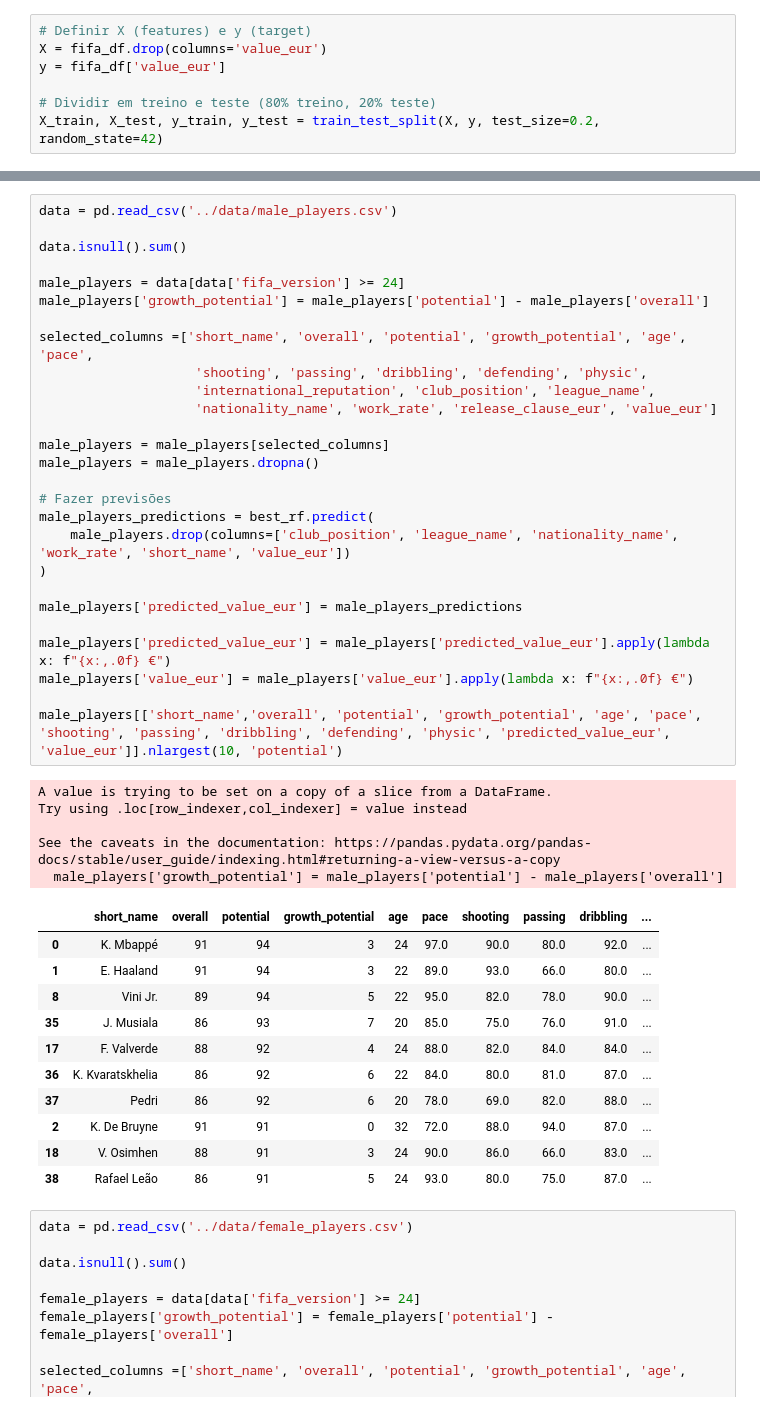
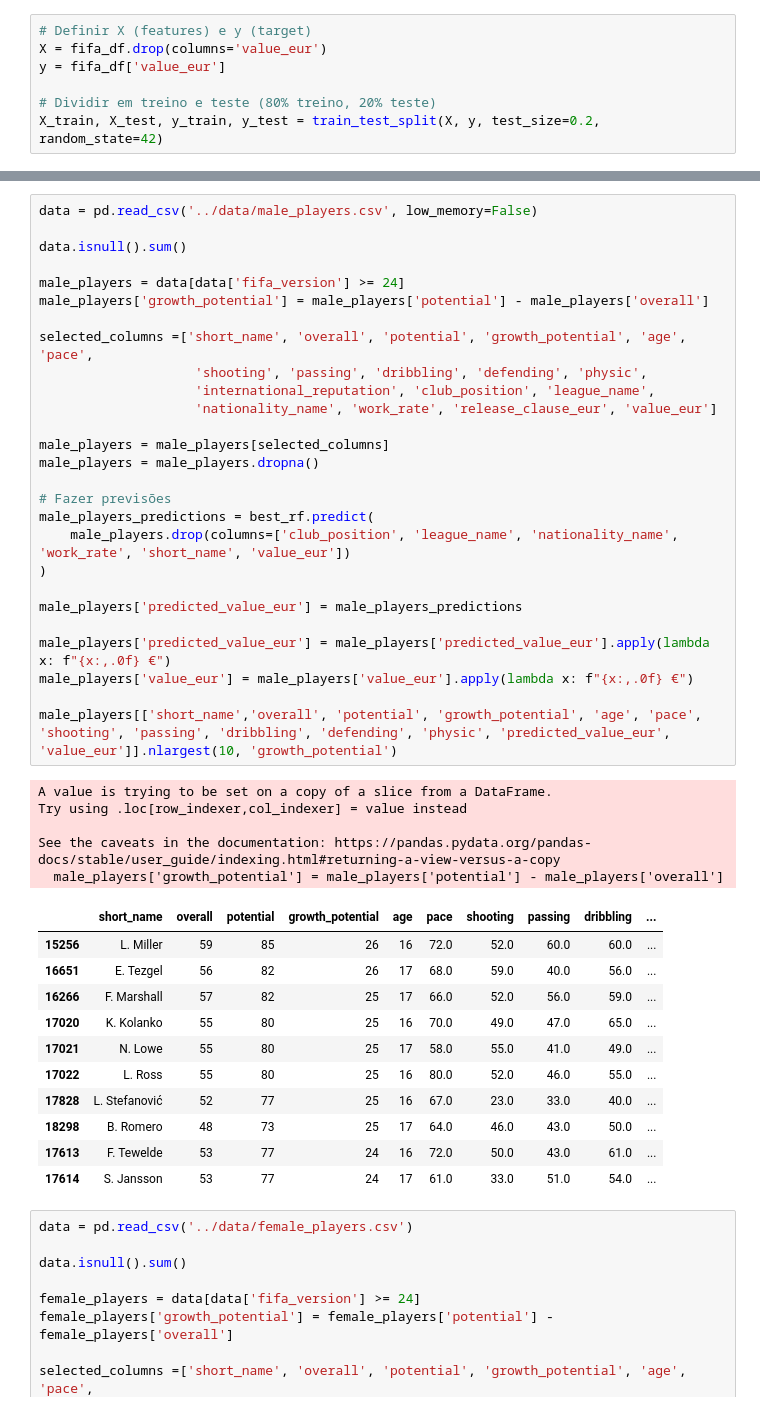
Before and after one commit to flavinhojrz/FIFA-Analysis-with-Data-Science, a Jupyter notebook: ml/model.ipynb, the cells around one changed output, grey strips where cells are left out. Saved outputs shown, nothing was run; the diff lists cells and outputs as text.

```diff
--- a/ml/model.ipynb
+++ b/ml/model.ipynb
@@ -99,49 +99,49 @@ Best Hyperparameters: {'n_estimators': 200, 'min_samples_split': 5, 'min_samples
 Train R2: 0.9915154341037998
 Test R2: 0.9627060271536014
 # %%
-data = pd.read_csv('../data/male_players.csv')
+data = pd.read_csv('../data/male_players.csv', low_memory=False)
 
 data.isnull().sum()
 
 male_players = data[data['fifa_version'] >= 24]
 male_players['growth_potential'] = male_players['potential'] - male_players['overall']
 
 selected_columns =['short_name', 'overall', 'potential', 'growth_potential', 'age', 'pace',
                     'shooting', 'passing', 'dribbling', 'defending', 'physic',
                     'international_reputation', 'club_position', 'league_name',
                     'nationality_name', 'work_rate', 'release_clause_eur', 'value_eur']
 
 male_players = male_players[selected_columns]
 male_players = male_players.dropna()
 
 # Fazer previsões
 male_players_predictions = best_rf.predict(
     male_players.drop(columns=['club_position', 'league_name', 'nationality_name', 'work_rate', 'short_name', 'value_eur'])
 )
 
 male_players['predicted_value_eur'] = male_players_predictions
 
 male_players['predicted_value_eur'] = male_players['predicted_value_eur'].apply(lambda x: f"{x:,.0f} €")
 male_players['value_eur'] = male_players['value_eur'].apply(lambda x: f"{x:,.0f} €")
 
-male_players[['short_name','overall', 'potential', 'growth_potential', 'age', 'pace', 'shooting', 'passing', 'dribbling', 'defending', 'physic', 'predicted_value_eur', 'value_eur']].nlargest(10, 'potential')
+male_players[['short_name','overall', 'potential', 'growth_potential', 'age', 'pace', 'shooting', 'passing', 'dribbling', 'defending', 'physic', 'predicted_value_eur', 'value_eur']].nlargest(10, 'growth_potential')
 # %% [output]
 A value is trying to be set on a copy of a slice from a DataFrame.
 Try using .loc[row_indexer,col_indexer] = value instead
 
 See the caveats in the documentation: https://pandas.pydata.org/pandas-docs/stable/user_guide/indexing.html#returning-a-view-versus-a-copy
   male_players['growth_potential'] = male_players['potential'] - male_players['overall']
 |  | short_name | overall | potential | growth_potential | age | pace | shooting | passing | dribbling | ... |
-| 0 | K. Mbappé | 91 | 94 | 3 | 24 | 97.0 | 90.0 | 80.0 | 92.0 | ... |
-| 1 | E. Haaland | 91 | 94 | 3 | 22 | 89.0 | 93.0 | 66.0 | 80.0 | ... |
-| 8 | Vini Jr. | 89 | 94 | 5 | 22 | 95.0 | 82.0 | 78.0 | 90.0 | ... |
-| 35 | J. Musiala | 86 | 93 | 7 | 20 | 85.0 | 75.0 | 76.0 | 91.0 | ... |
-| 17 | F. Valverde | 88 | 92 | 4 | 24 | 88.0 | 82.0 | 84.0 | 84.0 | ... |
-| 36 | K. Kvaratskhelia | 86 | 92 | 6 | 22 | 84.0 | 80.0 | 81.0 | 87.0 | ... |
-| 37 | Pedri | 86 | 92 | 6 | 20 | 78.0 | 69.0 | 82.0 | 88.0 | ... |
-| 2 | K. De Bruyne | 91 | 91 | 0 | 32 | 72.0 | 88.0 | 94.0 | 87.0 | ... |
-| 18 | V. Osimhen | 88 | 91 | 3 | 24 | 90.0 | 86.0 | 66.0 | 83.0 | ... |
-| 38 | Rafael Leão | 86 | 91 | 5 | 24 | 93.0 | 80.0 | 75.0 | 87.0 | ... |
+| 15256 | L. Miller | 59 | 85 | 26 | 16 | 72.0 | 52.0 | 60.0 | 60.0 | ... |
+| 16651 | E. Tezgel | 56 | 82 | 26 | 17 | 68.0 | 59.0 | 40.0 | 56.0 | ... |
+| 16266 | F. Marshall | 57 | 82 | 25 | 17 | 66.0 | 52.0 | 56.0 | 59.0 | ... |
+| 17020 | K. Kolanko | 55 | 80 | 25 | 16 | 70.0 | 49.0 | 47.0 | 65.0 | ... |
+| 17021 | N. Lowe | 55 | 80 | 25 | 17 | 58.0 | 55.0 | 41.0 | 49.0 | ... |
+| 17022 | L. Ross | 55 | 80 | 25 | 16 | 80.0 | 52.0 | 46.0 | 55.0 | ... |
+| 17828 | L. Stefanović | 52 | 77 | 25 | 16 | 67.0 | 23.0 | 33.0 | 40.0 | ... |
+| 18298 | B. Romero | 48 | 73 | 25 | 17 | 64.0 | 46.0 | 43.0 | 50.0 | ... |
+| 17613 | F. Tewelde | 53 | 77 | 24 | 16 | 72.0 | 50.0 | 43.0 | 61.0 | ... |
+| 17614 | S. Jansson | 53 | 77 | 24 | 17 | 61.0 | 33.0 | 51.0 | 54.0 | ... |
 # %%
 data = pd.read_csv('../data/female_players.csv')
 
```
Also changed, not shown: parts of 3 cells of this notebook.
